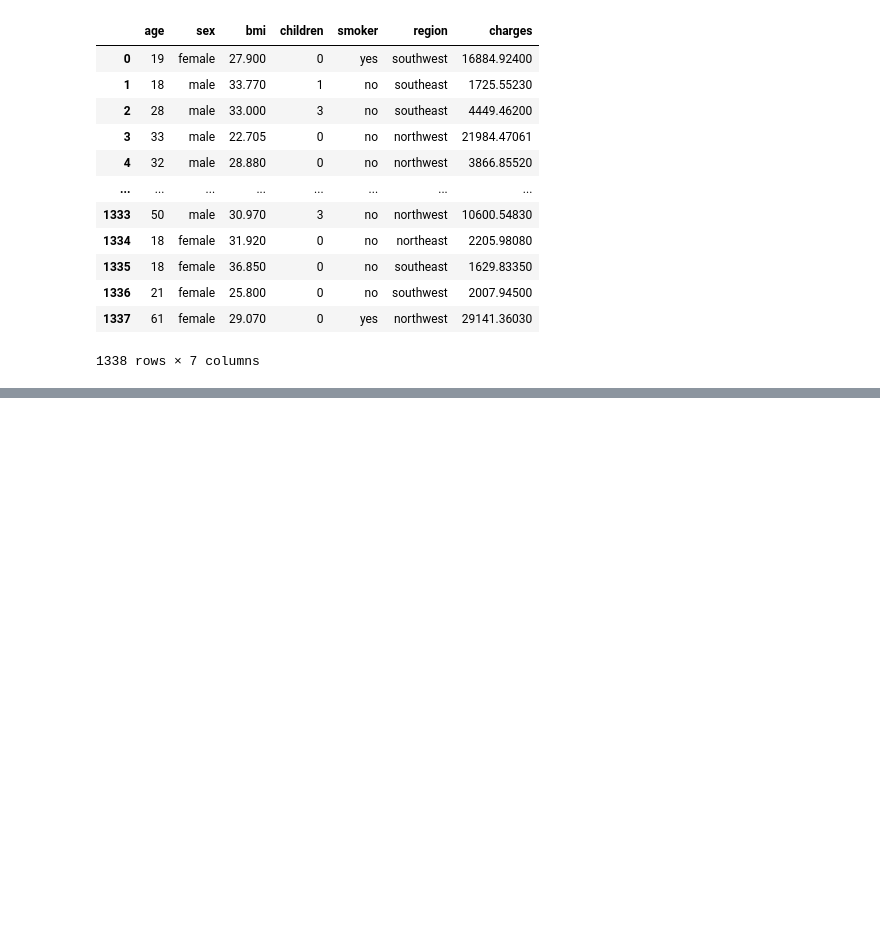
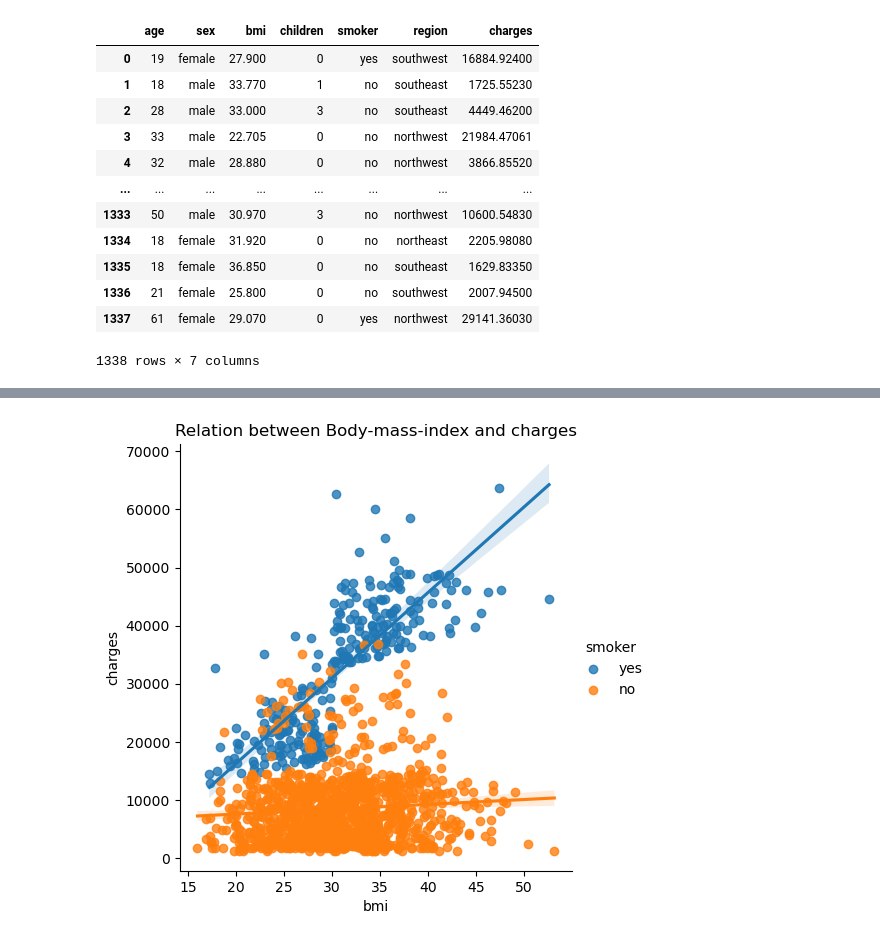
Before and after one commit to jci02/Data-Visualization, a Jupyter notebook: Scatter plots.ipynb, the cells around one changed output, grey strips where cells are left out. Drawn from its saved outputs; the diff is of its cells as text; code cells hidden in the pictures; blank space fills up the shorter version.

```diff
--- a/Scatter plots.ipynb
+++ b/Scatter plots.ipynb
@@ -21,0 +36,7 @@ insurance_data
+# %%
+#help(sns.lmplot)
+sns.lmplot(data=insurance_data,x="bmi",y="charges",hue="smoker")
+plt.title("Relation between Body-mass-index and charges")
+plt.show()
+# %% [output]
+[figure, added]
```
Also changed, not shown: parts of 2 cells of this notebook.
